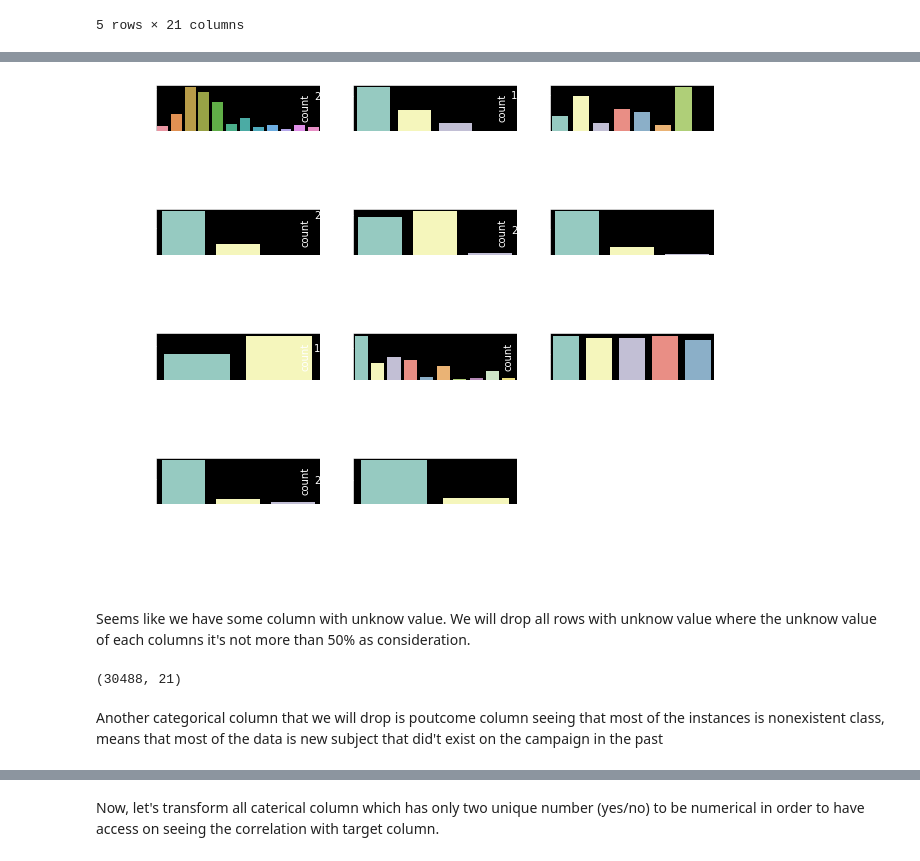
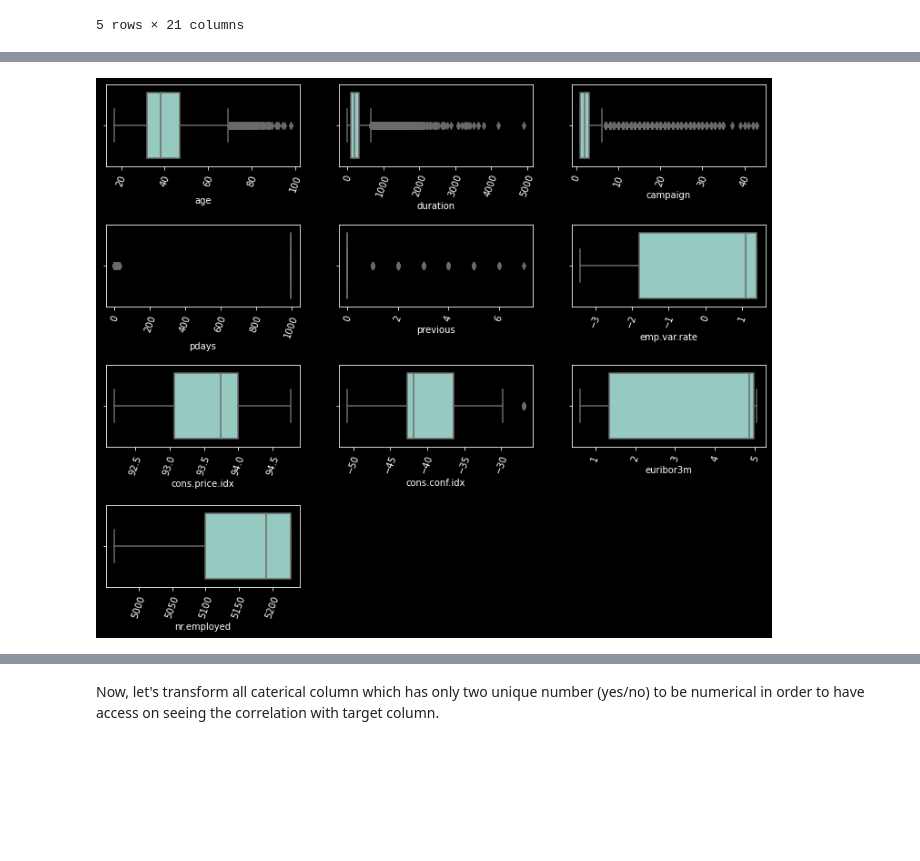
Before and after one commit to FiahIdris/DSM2_BankSubscriptionCampaign, a Jupyter notebook: h8dsft_Milestone1.ipynb, the cells around one changed output, grey strips where cells are left out. Drawn from its saved outputs; the diff is of its cells as text; code cells hidden in the pictures; blank space fills up the shorter version.

```diff
--- a/h8dsft_Milestone1.ipynb
+++ b/h8dsft_Milestone1.ipynb
@@ -68,0 +117,14 @@ memory usage: 6.6+ MB
+# %%
+# Create new column named has_loan.
+condition = [(df.loan == 'yes') | (df.housing == 'yes'),(df.loan == 'no') & (df.housing == 'no') ]
+choices = ['yes','no',]
+df['has_loan'] = np.select(condition,choices,default='unknown')
+
+# Drop housing and loan column.
+df.drop(columns=['loan','housing'], axis=1, inplace=True)
+
+# Drop all unknown data from has_loan column
+df = df[df['has_loan'] != 'unknown']
+
+# Drop all unknown value on marital column
+df = df[df['marital'] != 'unknown']
@@ -68,0 +142,5 @@ memory usage: 6.6+ MB
+# %%
+# Create new column named prev_campaign.
+df['old_campaign'] = np.where(df['poutcome'] == 'nonexistent', 'no','yes')
+# Drop poutome column.
+df.drop('poutcome', axis=1,inplace=True)
@@ -68,0 +177,9 @@ memory usage: 6.6+ MB
+# %%
+# Ploting categorical columns.
+arr = ['day_of_week','marital', 'month','education','job', 'contact','default']
+plt.figure(figsize=(13,15))
+plt.subplots_adjust(hspace=0.4)
+for i, col in enumerate(arr):
+    ax = plt.subplot(3,3,i+1)
+    plt.xticks(rotation = 70)
+    sns.countplot(data=df, x=col,hue='y', order=df[col].value_counts().index)
@@ -121,4 +208,0 @@ Numerical column: ['age', 'duration', 'campaign', 'pdays', 'previous', 'emp.var.
-# %%
-# Find all unique value on categorical column.
-for col in col_cat:
-    print(f"{col}: {list(df[col].unique())}")
@@ -137,21 +209,11 @@ y: ['no', 'yes']
 # %%
-# Display categorical column on countplot
-plt.figure(figsize=(10,10))
-plt.subplots_adjust(hspace=1.7)
-for i, col in enumerate(df.select_dtypes('object')):
+# Display numerical column on boxplot
+plt.figure(figsize=(13,13))
+plt.subplots_adjust(hspace=0.7)
+for i, col in enumerate(df.select_dtypes('number')):
     ax = plt.subplot(5,3,i+1)
     plt.xticks(rotation = 70)
-    sns.countplot(data=df, x=col)
+    sns.boxplot(data = df, x=col)
+plt.show()
 # %% [output]
-[figure, old version]
+[figure, new version]
-# %% [markdown]
-Seems like we have some column with unknow value. We will drop all rows with unknow value where the unknow value of each columns it's not more than 50% as consideration.
-# %%
-# Drop rows with unknown values.
-for col in col_cat:
-    df = df.drop(df[df[col] == 'unknown'].index)
-df.shape
-# %% [output]
-(30488, 21)
-# %% [markdown]
-Another categorical column that we will drop is poutcome column seeing that most of the instances is nonexistent class, means that most of the data is new subject that did't exist on the campaign in the past
```
Also changed, not shown: parts of 96 cells of this notebook, 4 other files.
